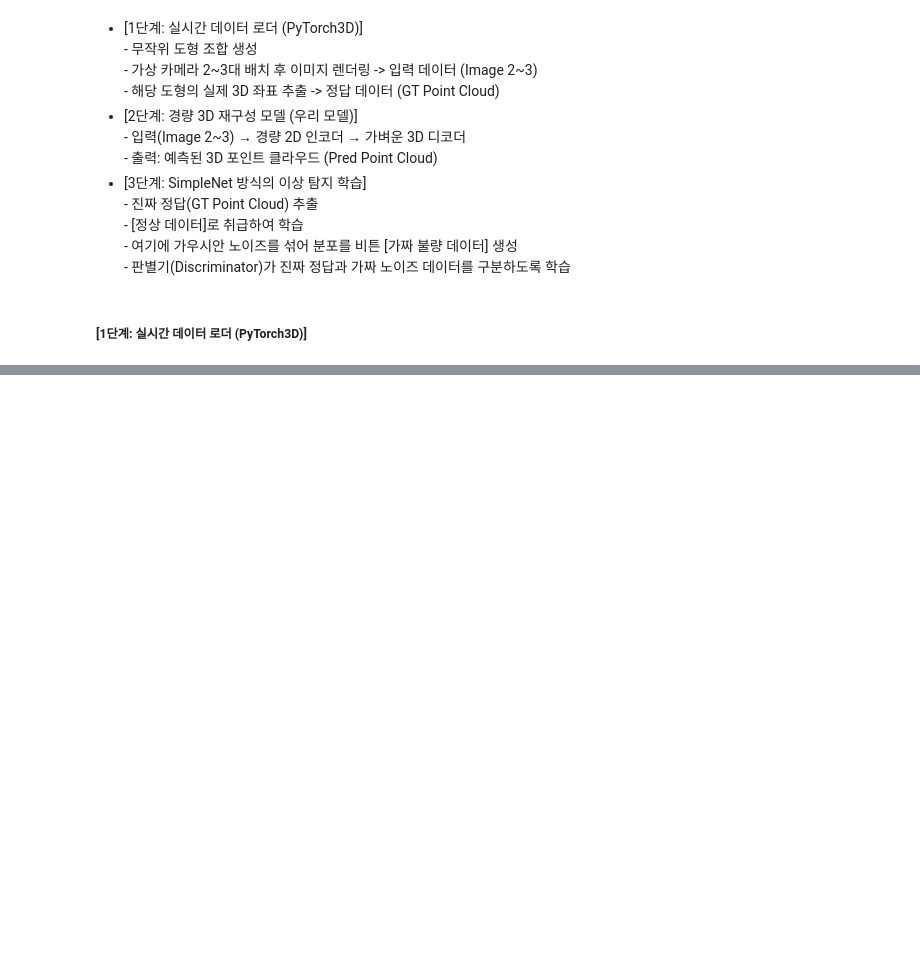
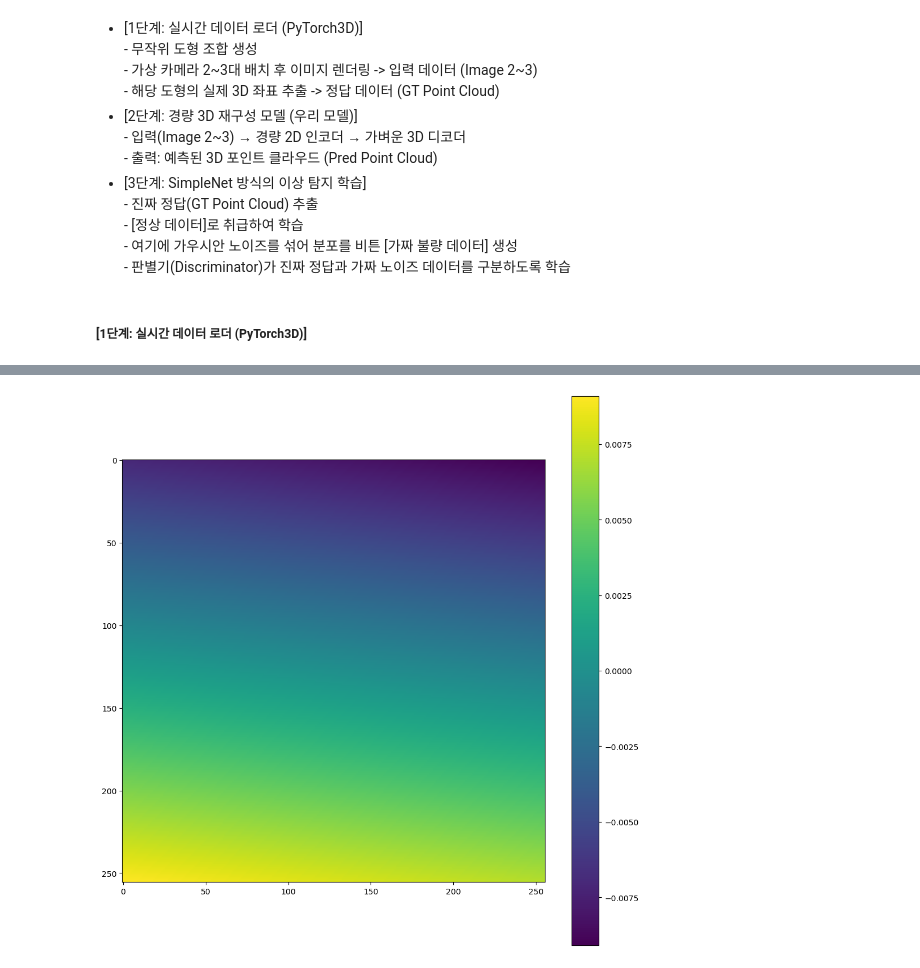
Before and after one commit to Punamjaedol/ToyProject_Lightweight3dReconstruction, a Jupyter notebook: PointCloud/custom3dreconstruction_v2.ipynb, the cells around one changed output, grey strips where cells are left out. Saved outputs shown, nothing was run; the diff lists cells and outputs as text; code cells hidden in the pictures; blank space fills up the shorter version.

```diff
--- a/PointCloud/custom3dreconstruction_v2.ipynb
+++ b/PointCloud/custom3dreconstruction_v2.ipynb
@@ -1833,3 +1909,18 @@ print(pred_depths_vis[i][0].cpu().numpy().max())
+# %%
+# 시작 위치
+i, j = 100, 120
+# 25x25 영역 추출
+globla_depth_vis = [pred_c1, pred_c2, pred_c3]
+patch = globla_depth_vis[0][0].cpu().numpy()
+
+plt.figure(figsize=(10, 10))
+plt.imshow(patch, cmap='viridis')
+plt.colorbar()
+plt.title(f"Depth Patch ({i}:{i+25}, {j}:{j+25})")
+plt.tight_layout()
+plt.show()
+# %% [output]
+[figure, added]
 # %%
 # feat_points1, feat_points2, feat_points3, conn_points1, conn_points2, conn_points3
 feat_points_np1 = np.array(pred_f1.view(-1, 3).cpu()).astype(np.float32)
```
Also changed, not shown: parts of 7 cells of this notebook.
